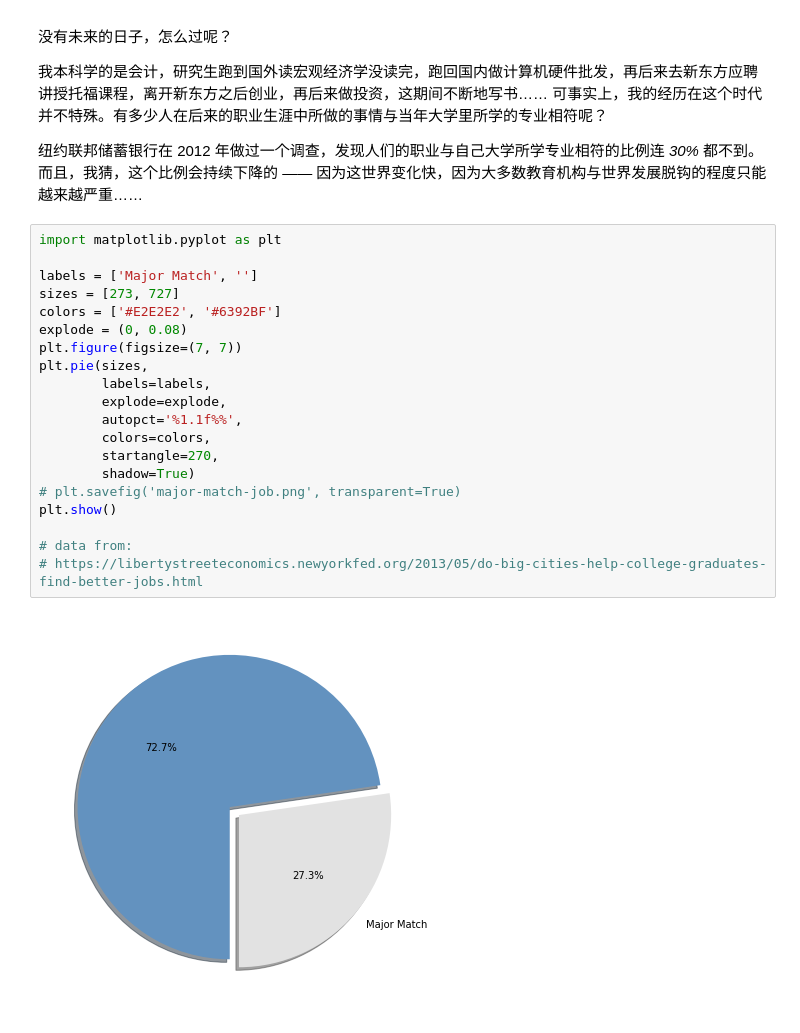
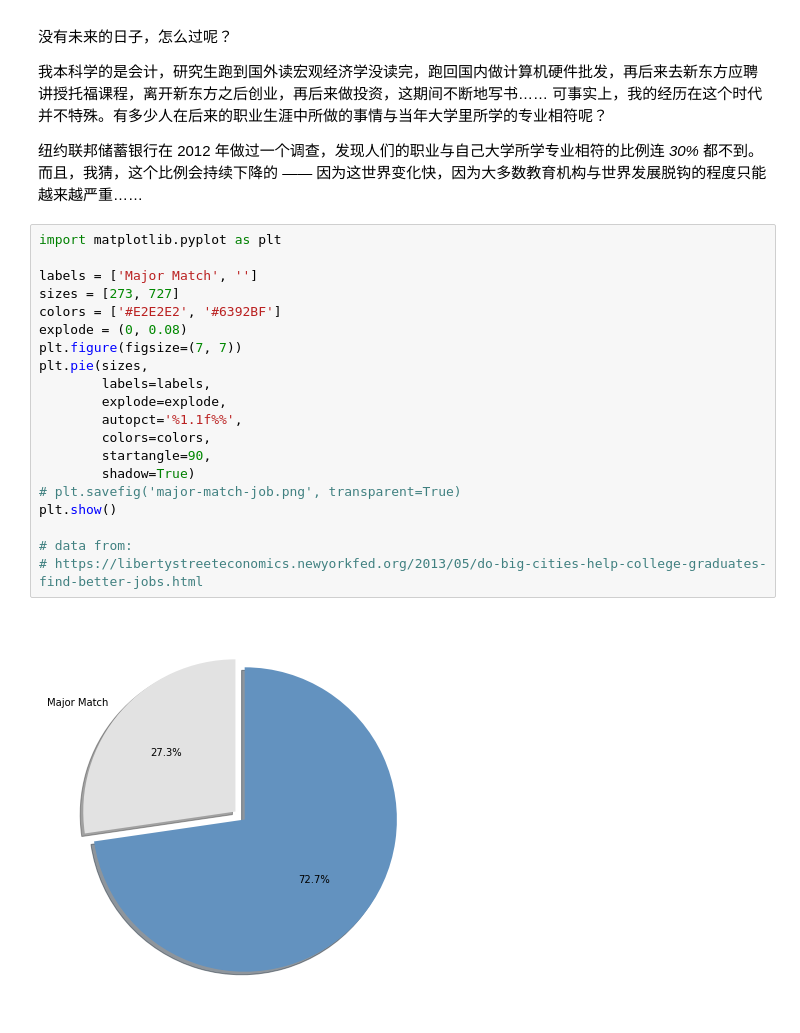
Before and after one commit to Zouyicoup/the-craft-of-selfteaching, a Jupyter notebook: Part.1.A.better.teachyourself.ipynb, the cells around one changed output. Drawn from its saved outputs; the diff is of its cells as text.

```diff
--- a/Part.1.A.better.teachyourself.ipynb
+++ b/Part.1.A.better.teachyourself.ipynb
@@ -109,23 +109,23 @@ plt.show()
 # %%
 import matplotlib.pyplot as plt
 
 labels = ['Major Match', '']
 sizes = [273, 727]
 colors = ['#E2E2E2', '#6392BF']
 explode = (0, 0.08)
 plt.figure(figsize=(7, 7))
 plt.pie(sizes,
         labels=labels,
         explode=explode,
         autopct='%1.1f%%',
         colors=colors,
-        startangle=270,
+        startangle=90,
         shadow=True)
 # plt.savefig('major-match-job.png', transparent=True)
 plt.show()
 
 # data from:
 # https://libertystreeteconomics.newyorkfed.org/2013/05/do-big-cities-help-college-graduates-find-better-jobs.html
 # %% [output]
-[figure, old version]
+[figure, new version]
 # %% [markdown]
```
Also changed, not shown: parts of 4 cells of this notebook.
